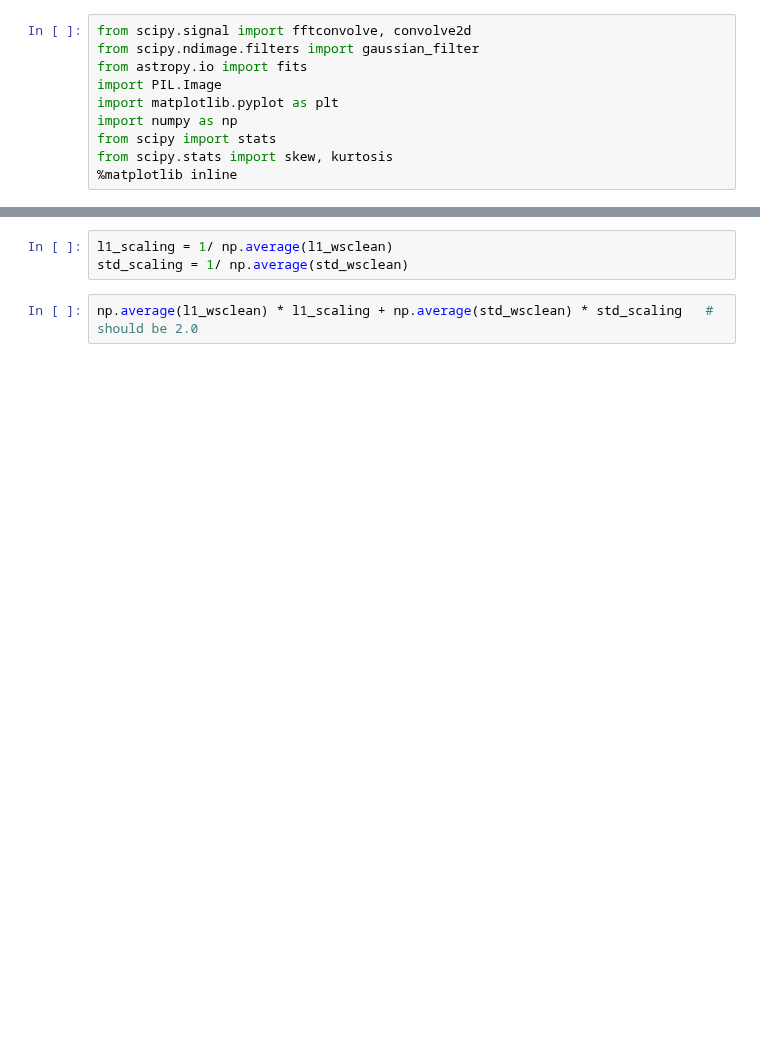
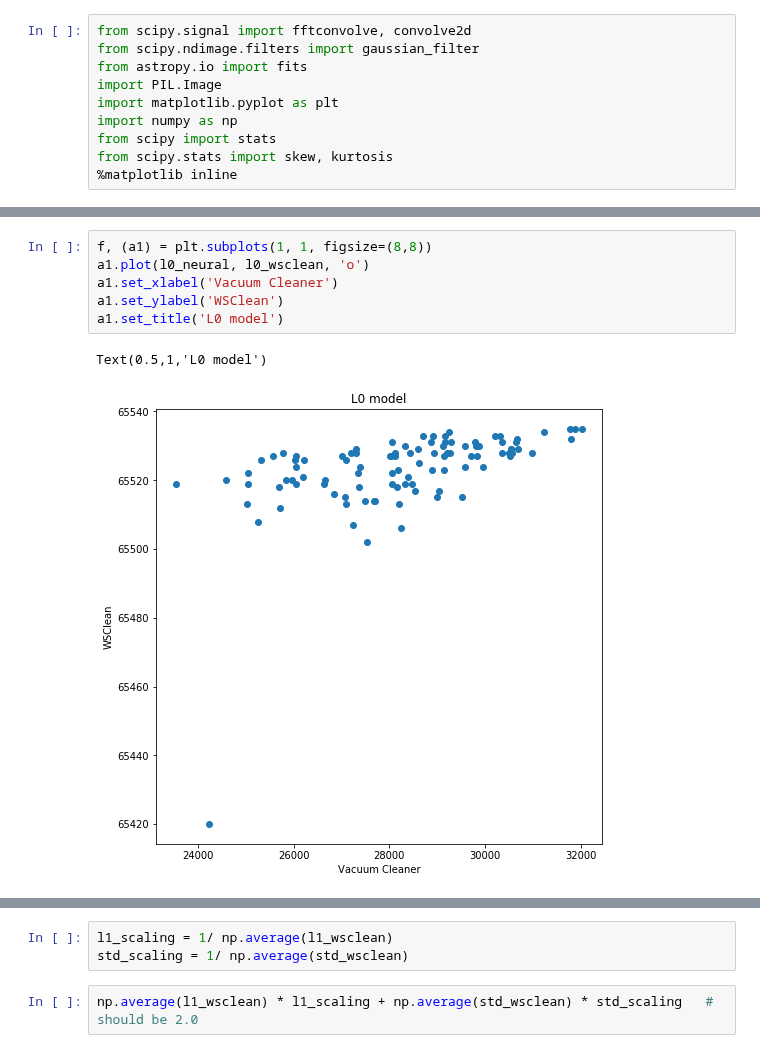
Before and after one commit to gijzelaerr/vacuum-cleaner, a Jupyter notebook: notebooks/compare_chi2.ipynb, the cells around one changed output, grey strips where cells are left out. Drawn from its saved outputs; the diff is of its cells as text; blank space fills up the shorter version.

```diff
--- a/notebooks/compare_chi2.ipynb
+++ b/notebooks/compare_chi2.ipynb
@@ -148,2 +206,11 @@ for i, txt in enumerate(range(start, end)):
+# %%
+f, (a1) = plt.subplots(1, 1, figsize=(8,8))
+a1.plot(l0_neural, l0_wsclean, 'o')
+a1.set_xlabel('Vacuum Cleaner')
+a1.set_ylabel('WSClean')
+a1.set_title('L0 model')
+# %% [output]
+Text(0.5,1,'L0 model')
+[figure, added]
 # %%
 sum(l1_neural), np.average(l1_neural), np.mean(l1_neural)
```
Also changed, not shown: parts of 15 cells of this notebook, 2 other files.
